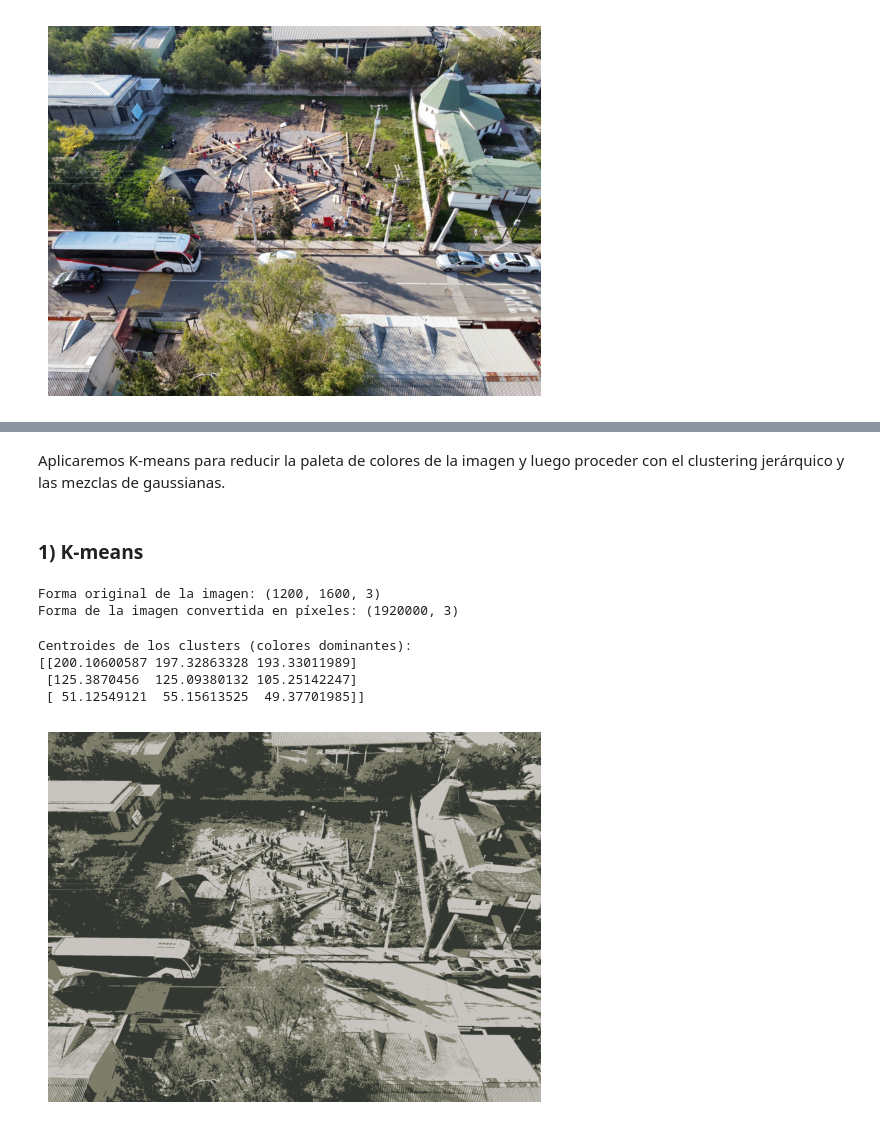
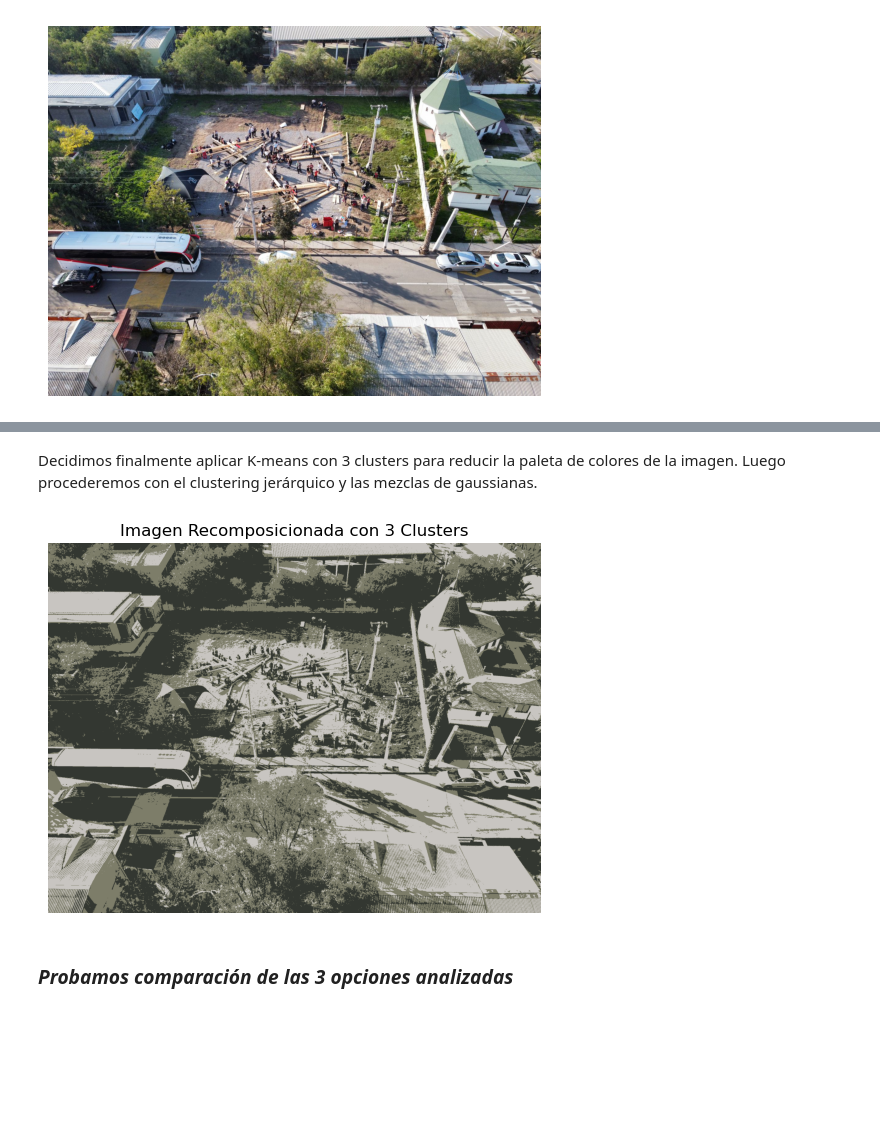
Before and after one commit to RosarioValderrama/Laboratorio_2_ML, a Jupyter notebook: notebooks/Laboratorio_2_ML.ipynb, the cells around one changed output, grey strips where cells are left out. Drawn from its saved outputs; the diff is of its cells as text; code cells hidden in the pictures; blank space fills up the shorter version.

```diff
--- a/notebooks/Laboratorio_2_ML.ipynb
+++ b/notebooks/Laboratorio_2_ML.ipynb
@@ -18,46 +95,25 @@ plt.show()
 # %% [markdown]
-Aplicaremos K-means para reducir la paleta de colores de la imagen y luego proceder con el clustering jerárquico y las mezclas de gaussianas.
+Decidimos finalmente aplicar K-means con 3 clusters para reducir la paleta de colores de la imagen. Luego procederemos con el clustering jerárquico y las mezclas de gaussianas.
+# %%
+# Aplicar KMeans con 3 clusters
+kmeans = KMeans(n_clusters=3, random_state=42)
+kmeans.fit(pixels)
+
+# Obtener los colores (centroides) de los clusters
+centroids = np.array(kmeans.cluster_centers_, dtype='uint8')
+
+# Asignar cada píxel a su color más cercano (cluster)
+labels = kmeans.labels_
+
+# Recomponer la imagen con los colores reducidos (3 clusters)
+reconstructed_image = centroids[labels].reshape(image_np.shape)
+
+# Mostrar la imagen recomposicionada
+plt.imshow(reconstructed_image)
+plt.axis('off')  # No mostrar los ejes
+plt.title('Imagen Recomposicionada con 3 Clusters')
+plt.show()
+# %% [output]
+[figure, added]
 # %% [markdown]
-### 1) K-means
+### *Probamos comparación de las 3 opciones analizadas*
-# %%
-# Convertir la imagen a un arreglo de píxeles (de RGB a una matriz 2D de valores de color)
-image_np = np.array(image)
-pixels = image_np.reshape(-1, 3)
-
-# Mostrar la forma original y la forma aplanada de los píxeles
-print(f"Forma original de la imagen: {image_np.shape}")
-print(f"Forma de la imagen convertida en píxeles: {pixels.shape}")
-# %% [output]
-Forma original de la imagen: (1200, 1600, 3)
-Forma de la imagen convertida en píxeles: (1920000, 3)
-# %%
-# Aplicar KMeans con 3 clusters
-kmeans = KMeans(n_clusters=3, random_state=42)
-kmeans.fit(pixels)
-
-# Obtener los colores (los centroides de los clusters)
-centroids = kmeans.cluster_centers_
-
-# Asignar cada píxel a su color más cercano (cluster)
-labels = kmeans.labels_
-
-print("Centroides de los clusters (colores dominantes):")
-print(centroids)
-# %% [output]
-Centroides de los clusters (colores dominantes):
-[[200.10600587 197.32863328 193.33011989]
- [125.3870456  125.09380132 105.25142247]
- [ 51.12549121  55.15613525  49.37701985]]
-# %%
-# Convertir los centroides a enteros para representar colores
-centroids = np.array(centroids, dtype='uint8')
-
-# Asignar a cada píxel su color correspondiente del cluster
-reconstructed_image = centroids[labels].reshape(image_np.shape)
-
-# Mostrar la imagen reconstruida
-plt.imshow(reconstructed_image)
-plt.axis('off')
-plt.show()
-# %% [output]
-[figure, removed]
```
Also changed, not shown: parts of 14 cells of this notebook.
